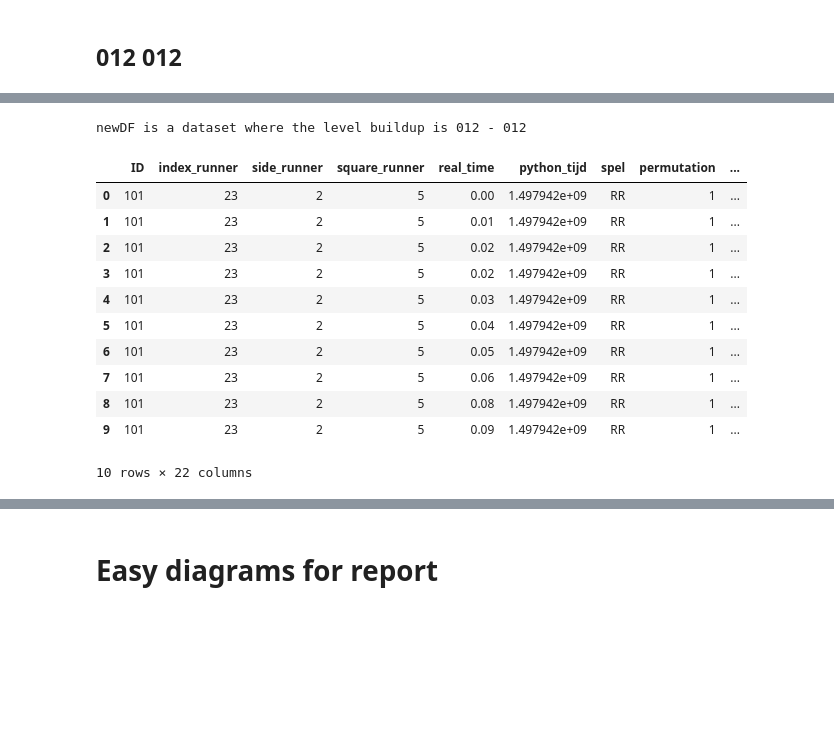
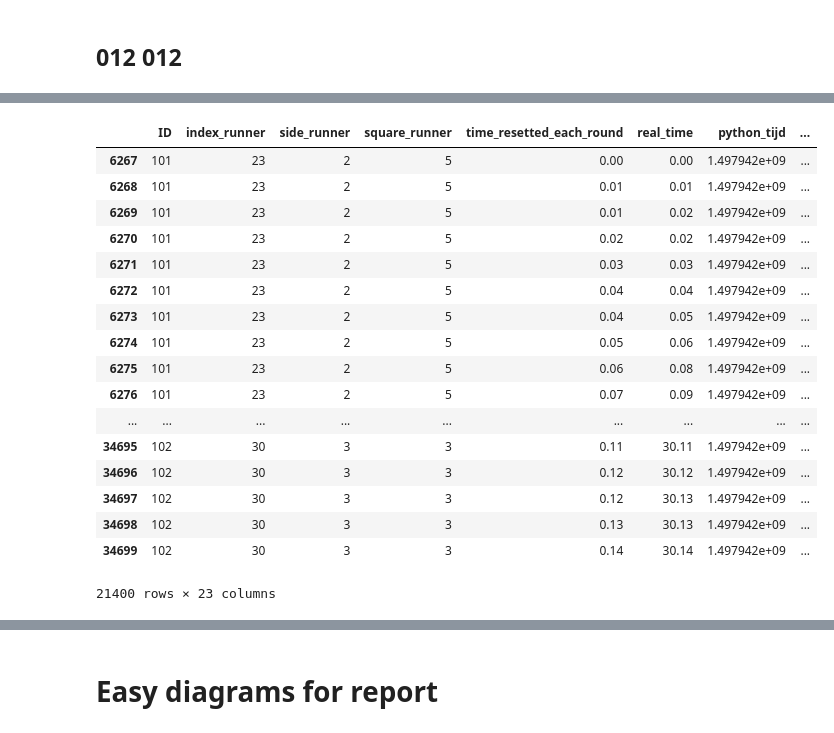
Before and after one commit to mangow/sps, a Jupyter notebook: sps.ipynb, the cells around one changed output, grey strips where cells are left out. Drawn from its saved outputs; the diff is of its cells as text; code cells hidden in the pictures; blank space fills up the shorter version.

```diff
--- a/sps.ipynb
+++ b/sps.ipynb
@@ -214,17 +195,0 @@ Done  358
-# %%
-print("level012012 is a dataset where the level buildup is 012 - 012")
-level012012.head(10)
-# %% [output]
-newDF is a dataset where the level buildup is 012 - 012
-|  | ID | index_runner | side_runner | square_runner | real_time | python_tijd | spel | permutation | ... |
-| 0 | 101 | 23 | 2 | 5 | 0.00 | 1.497942e+09 | RR | 1 | ... |
-| 1 | 101 | 23 | 2 | 5 | 0.01 | 1.497942e+09 | RR | 1 | ... |
-| 2 | 101 | 23 | 2 | 5 | 0.02 | 1.497942e+09 | RR | 1 | ... |
-| 3 | 101 | 23 | 2 | 5 | 0.02 | 1.497942e+09 | RR | 1 | ... |
-| 4 | 101 | 23 | 2 | 5 | 0.03 | 1.497942e+09 | RR | 1 | ... |
-| 5 | 101 | 23 | 2 | 5 | 0.04 | 1.497942e+09 | RR | 1 | ... |
-| 6 | 101 | 23 | 2 | 5 | 0.05 | 1.497942e+09 | RR | 1 | ... |
-| 7 | 101 | 23 | 2 | 5 | 0.06 | 1.497942e+09 | RR | 1 | ... |
-| 8 | 101 | 23 | 2 | 5 | 0.08 | 1.497942e+09 | RR | 1 | ... |
-| 9 | 101 | 23 | 2 | 5 | 0.09 | 1.497942e+09 | RR | 1 | ... |
-10 rows × 22 columns
@@ -231,2 +219,23 @@ newDF is a dataset where the level buildup is 012 - 012
+# %%
+data_001122.head(21400)
+# %% [output]
+|  | ID | index_runner | side_runner | square_runner | time_resetted_each_round | real_time | python_tijd | ... |
+| 6267 | 101 | 23 | 2 | 5 | 0.00 | 0.00 | 1.497942e+09 | ... |
+| 6268 | 101 | 23 | 2 | 5 | 0.01 | 0.01 | 1.497942e+09 | ... |
+| 6269 | 101 | 23 | 2 | 5 | 0.01 | 0.02 | 1.497942e+09 | ... |
+| 6270 | 101 | 23 | 2 | 5 | 0.02 | 0.02 | 1.497942e+09 | ... |
+| 6271 | 101 | 23 | 2 | 5 | 0.03 | 0.03 | 1.497942e+09 | ... |
+| 6272 | 101 | 23 | 2 | 5 | 0.04 | 0.04 | 1.497942e+09 | ... |
+| 6273 | 101 | 23 | 2 | 5 | 0.04 | 0.05 | 1.497942e+09 | ... |
+| 6274 | 101 | 23 | 2 | 5 | 0.05 | 0.06 | 1.497942e+09 | ... |
+| 6275 | 101 | 23 | 2 | 5 | 0.06 | 0.08 | 1.497942e+09 | ... |
+| 6276 | 101 | 23 | 2 | 5 | 0.07 | 0.09 | 1.497942e+09 | ... |
+| ... | ... | ... | ... | ... | ... | ... | ... | ... |
+| 34695 | 102 | 30 | 3 | 3 | 0.11 | 30.11 | 1.497942e+09 | ... |
+| 34696 | 102 | 30 | 3 | 3 | 0.12 | 30.12 | 1.497942e+09 | ... |
+| 34697 | 102 | 30 | 3 | 3 | 0.12 | 30.13 | 1.497942e+09 | ... |
+| 34698 | 102 | 30 | 3 | 3 | 0.13 | 30.13 | 1.497942e+09 | ... |
+| 34699 | 102 | 30 | 3 | 3 | 0.14 | 30.14 | 1.497942e+09 | ... |
+21400 rows × 23 columns
 # %%
 # Cosinus gemiddeld per ronde van alle kids (Casper)
```
Also changed, not shown: parts of 15 cells of this notebook.
